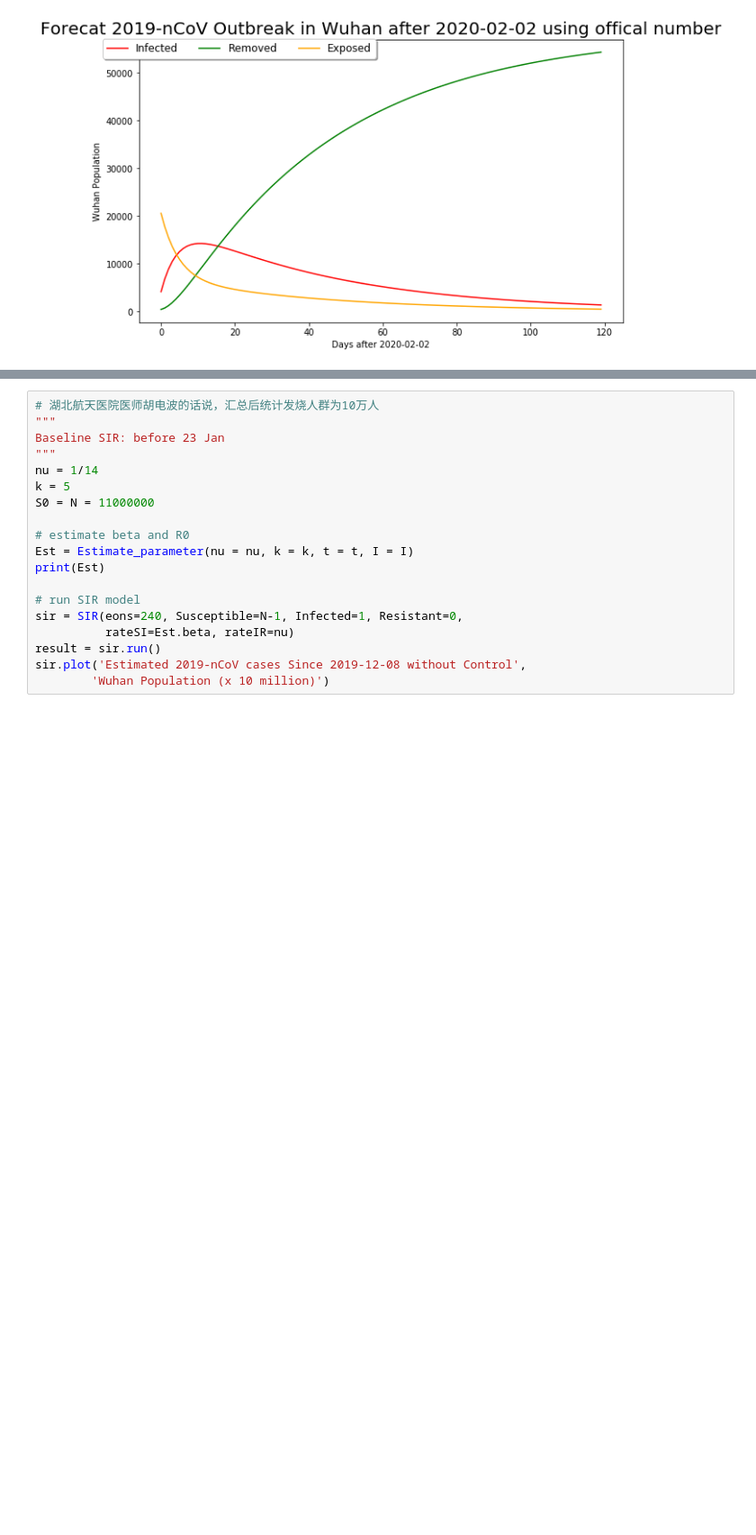
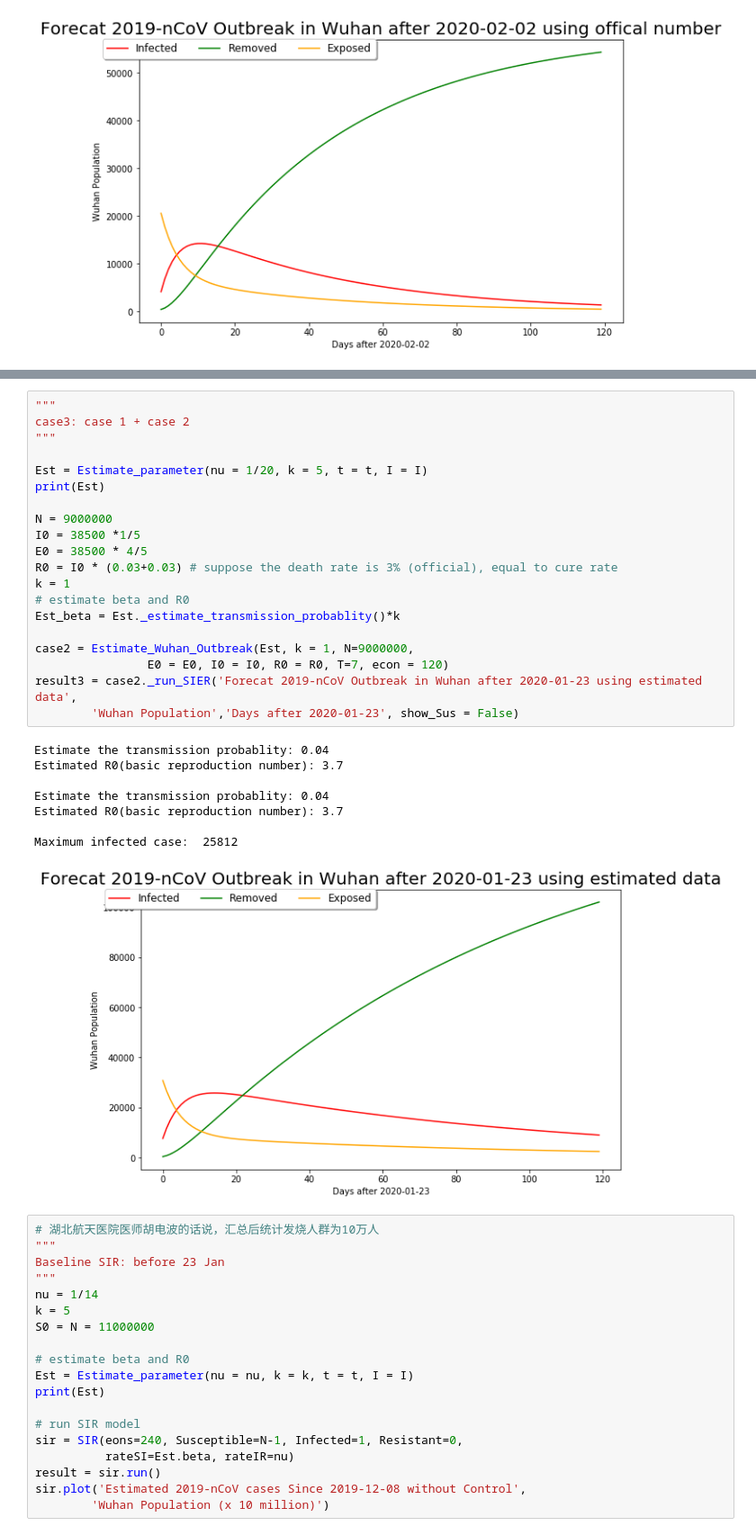
Before and after one commit to YiranJing/Coronavirus-Epidemic-COVID-19, a Jupyter notebook: Model 2/Forecast_Outbreak_Wuhan.ipynb, the cells around one changed output, grey strips where cells are left out. Shown at 90% size. Saved outputs shown, nothing was run; the diff lists cells and outputs as text; blank space fills up the shorter version.

```diff
--- a/Model 2/Forecast_Outbreak_Wuhan.ipynb
+++ b/Model 2/Forecast_Outbreak_Wuhan.ipynb
@@ -162,3 +186,32 @@ Maximum infected case:  22230
+# %%
+"""
+case3: case 1 + case 2
+"""
+
+Est = Estimate_parameter(nu = 1/20, k = 5, t = t, I = I)
+print(Est)
+
+N = 9000000
+I0 = 38500 *1/5
+E0 = 38500 * 4/5
+R0 = I0 * (0.03+0.03) # suppose the death rate is 3% (official), equal to cure rate
+k = 1
+# estimate beta and R0
+Est_beta = Est._estimate_transmission_probablity()*k
+
+case2 = Estimate_Wuhan_Outbreak(Est, k = 1, N=9000000,
+                E0 = E0, I0 = I0, R0 = R0, T=7, econ = 120)
+result3 = case2._run_SIER('Forecat 2019-nCoV Outbreak in Wuhan after 2020-01-23 using estimated data',
+        'Wuhan Population','Days after 2020-01-23', show_Sus = False)
+# %% [output]
+Estimate the transmission probablity: 0.04
+Estimated R0(basic reproduction number): 3.7
+
+Estimate the transmission probablity: 0.04
+Estimated R0(basic reproduction number): 3.7
+
+Maximum infected case:  25812
+[figure, added]
 # %%
 # 湖北航天医院医师胡电波的话说，汇总后统计发烧人群为10万人
 """
```
Also changed, not shown: parts of 3 cells of this notebook, 4 other files.
